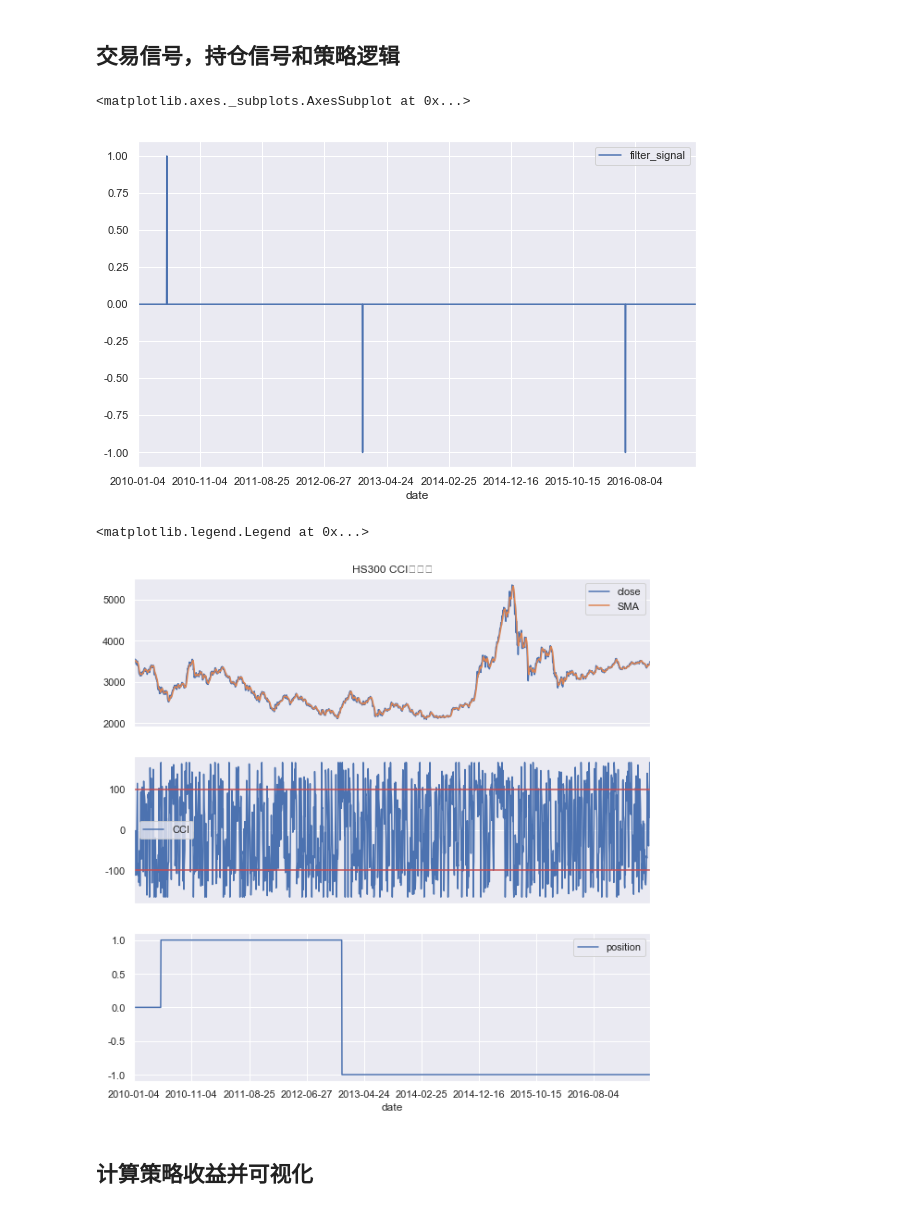
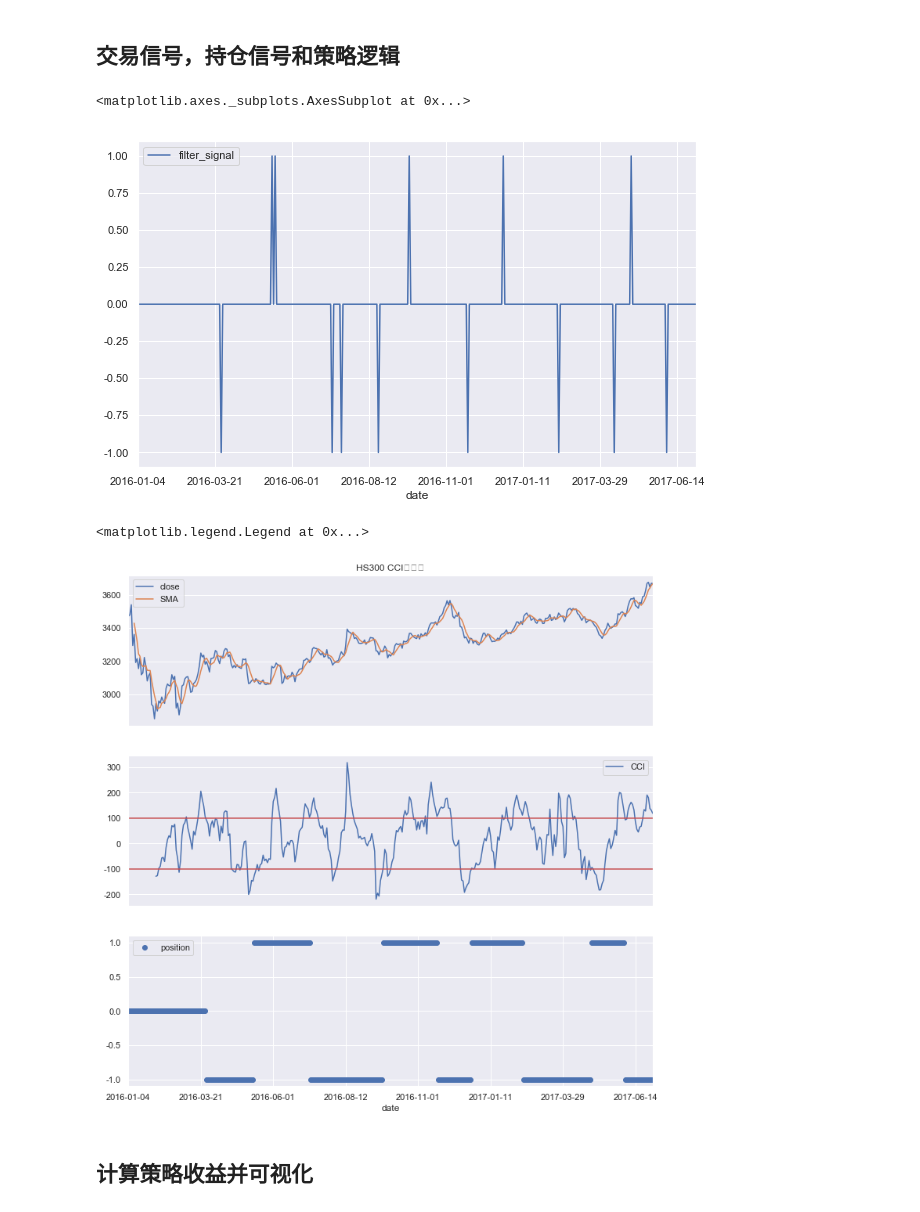
Before and after one commit to cadetnicolas/python-for-AQF, a Jupyter notebook: python -- SMA&CCI双指标策略.ipynb, the cells around one changed output. Drawn from its saved outputs; the diff is of its cells as text; code cells hidden in the pictures.

```diff
--- a/python -- SMA&CCI双指标策略.ipynb
+++ b/python -- SMA&CCI双指标策略.ipynb
@@ -24,7 +24,7 @@ sns.set()
 ## 数据获取
 # %%
 #获取数据
-stock_index = ts.get_k_data('hs300','2010-01-01','2017-05-31')
+stock_index = ts.get_k_data('hs300','2016-01-01','2017-06-30')
 stock_index.set_index('date', inplace=True)
 stock_index.head()
 # %% [output]
@@ -38,8 +38,8 @@ stock_index.head()
 # %%
 # 计算指标SMA，CCI
 stock_index['SMA'] = stock_index['close'].rolling(5).mean()
-# stock_index['SMA'] = ta.SMA(np.asarray(stock_index['close'],timeperiod=5))
-stock_index['CCI'] = ta.CCI(np.asarray(stock_index['high']), np.asarray(stock_index['low']), np.asarray(stock_index['close']),timeperiod=5)
+# stock_index['SMA'] = ta.SMA(np.asarray(stock_index['close']),5)
+stock_index['CCI'] = ta.CCI(np.asarray(stock_index['high']), np.asarray(stock_index['low']), np.asarray(stock_index['close']),timeperiod=20)
 # talib传递的是np.array
 # %%
 plt.subplot(2,1,1)
@@ -96,28 +96,28 @@ for label, item in stock_index.iterrows():
 stock_index[['filter_signal']].plot(figsize=(10,6))
 # %% [output]
 <matplotlib.axes._subplots.AxesSubplot at 0x...>
-[figure, old version]
+[figure, new version]
 # %%
 #画出持仓信号
 plt.subplot(3,1,1)
 plt.title('HS300 CCI持仓图')
 plt.gca().axes.get_xaxis().set_visible(False)
 stock_index['close'].plot(figsize=(10,10))
 stock_index['SMA'].plot(figsize=(10,10))
 plt.legend()
 plt.subplot(3,1,2)
 plt.gca().axes.get_xaxis().set_visible(False)
 stock_index['CCI'].plot(figsize=(10,6))
 plt.axhline(100,color='r')
 plt.axhline(-100,color='r')
 plt.legend()
 plt.subplot(3,1,3)
-stock_index['position'].plot(figsize=(10,10))
+stock_index['position'].plot(marker='o', figsize=(12,12),linestyle='')
 plt.legend()
 # plt.show()
 # %% [output]
 <matplotlib.legend.Legend at 0x...>
-[figure, old version]
+[figure, new version]
 # %% [markdown]
 ## 计算策略收益并可视化
 # %%
```
Also changed, not shown: parts of 3 cells of this notebook.
